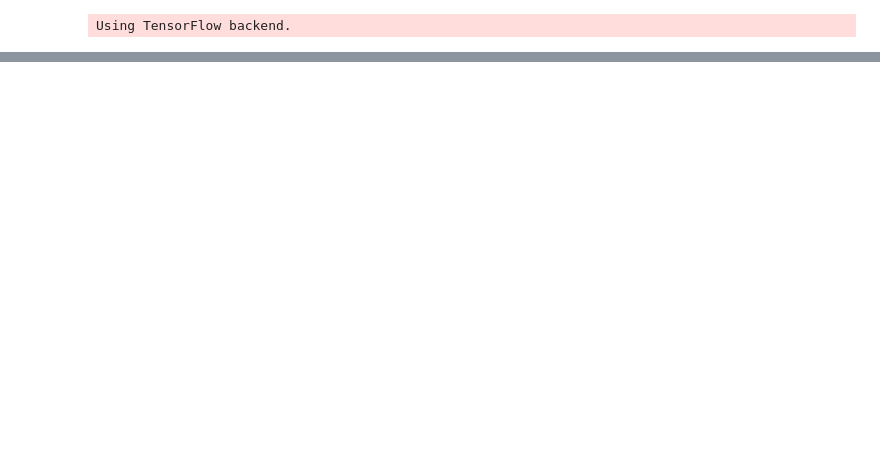
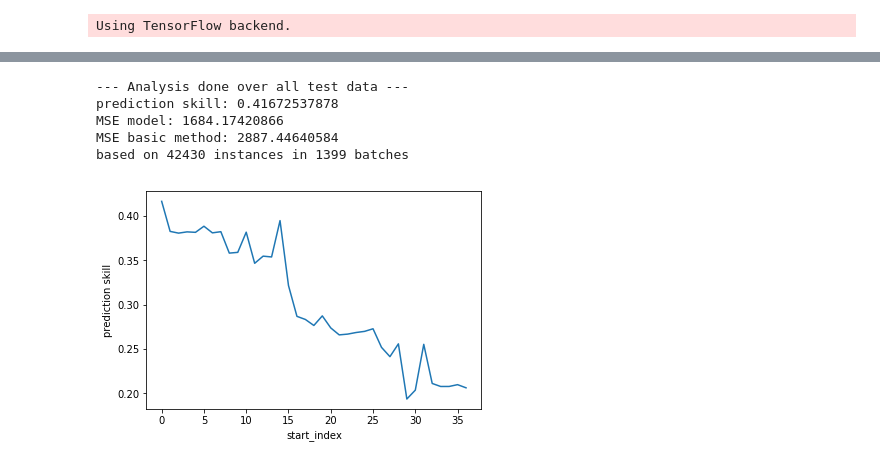
Before and after one commit to openearth/notebooks, a Jupyter notebook: DeepLearning/Salinity_Demo/Test_Model.ipynb, the cells around one changed output, grey strips where cells are left out. Drawn from its saved outputs; the diff is of its cells as text; code cells hidden in the pictures; blank space fills up the shorter version.

```diff
--- a/DeepLearning/Salinity_Demo/Test_Model.ipynb
+++ b/DeepLearning/Salinity_Demo/Test_Model.ipynb
@@ -67,3 +87,11 @@ for i in range(0,len(test_batches)):
+# %%
+# get the test results:
+output_model = []
+actual_value = []
+for i in range(0,len(test_batches)):
+    batch_model = model.predict(input_test_batches[i], batch_size = len(input_test_batches[i]))
+    output_model.append([val for sublist in batch_model for val in sublist])
+    actual_value.append(output_test_batches[i])
 # %%
 # load the scaler data from a file and define a function that retransforms the cl_kadij data to the actual values
 scaler_data = pd.read_csv('data/scaler_data.csv', index_col=0)
@@ -79,9 +107,6 @@ def convert_cl_kadij_output(output):
     return np.exp(rescaled_output)
 # %%
 # rescale and transform data back to original values:
-output_model_scaled = convert_cl_kadij_output(output_model)
-actual_value_scaled = convert_cl_kadij_output(actual_value)
-basic_prediction_scaled = convert_cl_kadij_output(basic_prediction)
-output_model_last_scaled = convert_cl_kadij_output(output_model_last)
-actual_value_last_scaled = convert_cl_kadij_output(actual_value_last)
-basic_prediction_last_scaled = convert_cl_kadij_output(basic_prediction_last)
+output_model_scaled = [convert_cl_kadij_output(output) for output in output_model]
+actual_value_scaled = [convert_cl_kadij_output(output) for output in actual_value]
+basic_prediction_scaled = [convert_cl_kadij_output(output) for output in basic_prediction]
@@ -87,0 +159,37 @@ basic_prediction_last_scaled = convert_cl_kadij_output(basic_prediction_last)
+# %%
+#print analysis results for all test data:
+print('--- Analysis done over all test data ---')
+print_prediction_skill(*calculate_prediction_skill(output_model_scaled, basic_prediction_scaled, actual_value_scaled))
+# %% [output]
+--- Analysis done over all test data ---
+prediction skill: 0.41672537878
+MSE model: 1684.17420866
+MSE basic method: 2887.44640584
+based on 42430 instances in 1399 batches
+# %%
+# calculate the prediction skill with differing start_index (start-up time ignored by analysis)
+minimum_instances = 2000
+minimum_batches = 200
+
+index = 0
+prediction_skills = []
+MSEs_model = []
+MSEs_basic = []
+instance_counts = []
+batch_counts = []
+while True:
+    (prediction_skill, MSE_model, MSE_basic, instance_count, batch_count) = calculate_prediction_skill(output_model_scaled, basic_prediction_scaled, actual_value_scaled, start_index=index)
+    prediction_skills.append(prediction_skill)
+    if batch_count < minimum_batches or instance_count < minimum_instances:
+        break
+    MSEs_model.append(MSE_model)
+    MSEs_basic.append(MSE_basic)
+    instance_counts.append(instance_count)
+    batch_counts.append(batch_count)
+    index += 1
+# %%
+plt.plot(prediction_skills)
+plt.xlabel('start_index')
+plt.ylabel('prediction skill');
+# %% [output]
+[figure, added]
```
Also changed, not shown: parts of 12 cells of this notebook, 1 other file.
